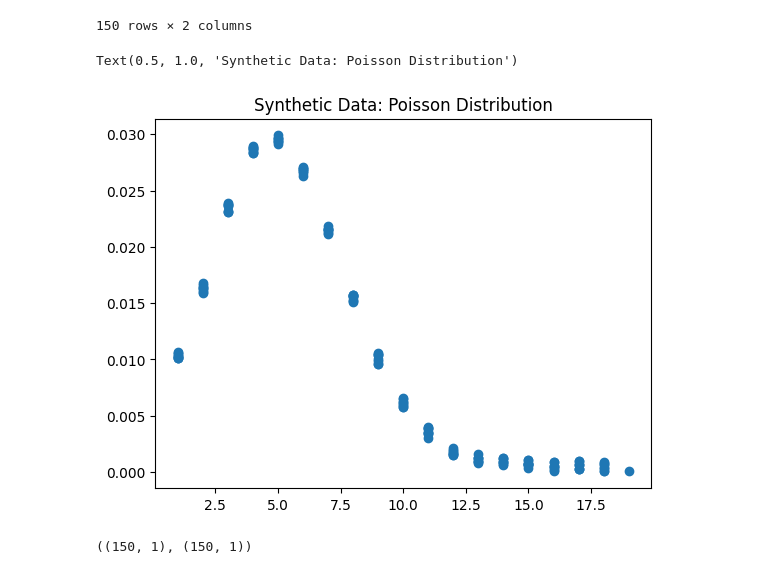
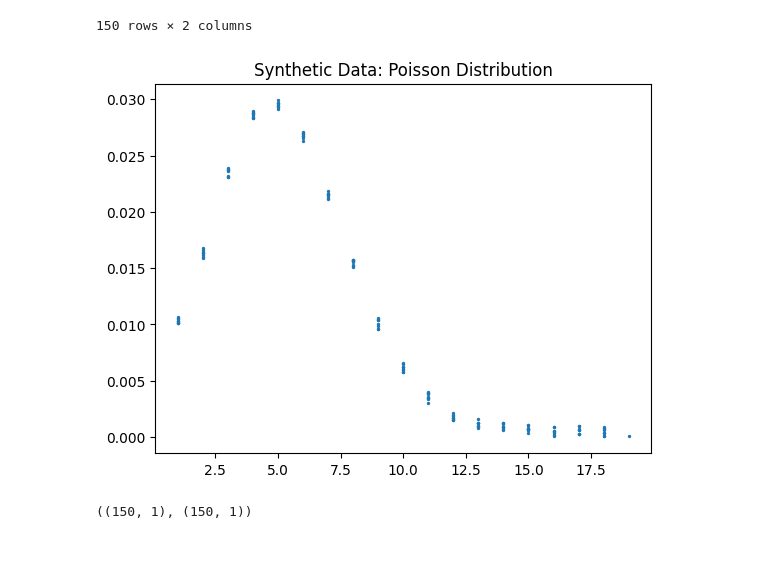
Before and after one commit to kyleosung/Stats_3AT3_Final_Project, a Jupyter notebook: glm_1var_poi.ipynb, the cells around one changed output. Saved outputs shown, nothing was run; the diff lists cells and outputs as text; code cells hidden in the pictures.

```diff
--- a/glm_1var_poi.ipynb
+++ b/glm_1var_poi.ipynb
@@ -30,12 +30,11 @@ df
 X = df['X'].to_numpy().reshape(-1, 1)
 y = df['y'].to_numpy().reshape(-1,1)
 # %%
-plt.scatter(X,y)
+plt.scatter(X,y,s=2)
 plt.title("Synthetic Data: Poisson Distribution")
 plt.show()
 # %% [output]
-Text(0.5, 1.0, 'Synthetic Data: Poisson Distribution')
-[figure, old version]
+[figure, new version]
 # %%
 X.shape, y.shape
 # %% [output]
```
Also changed, not shown: 2 other files.
